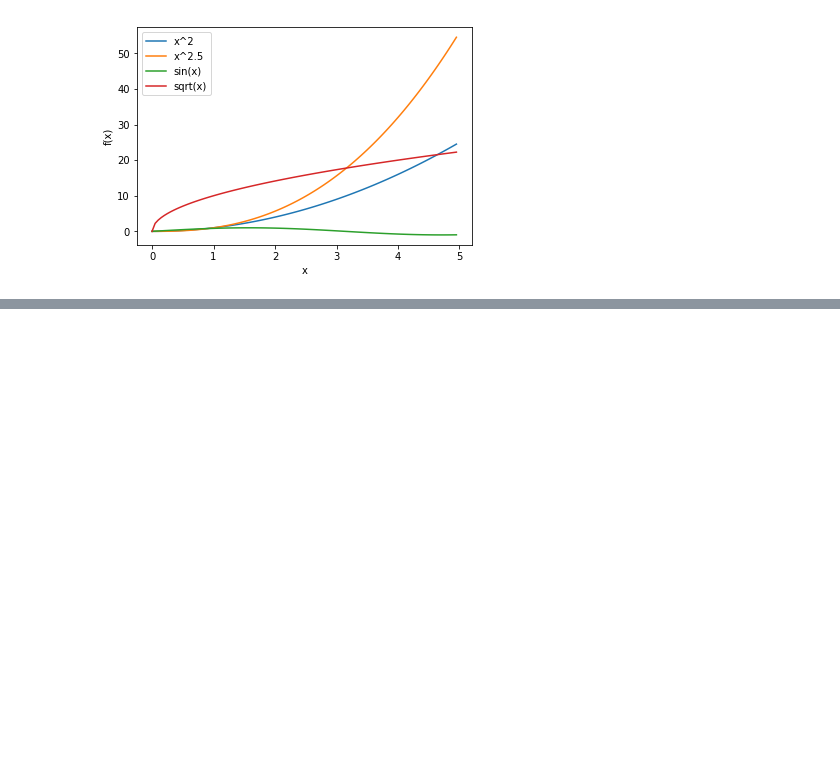
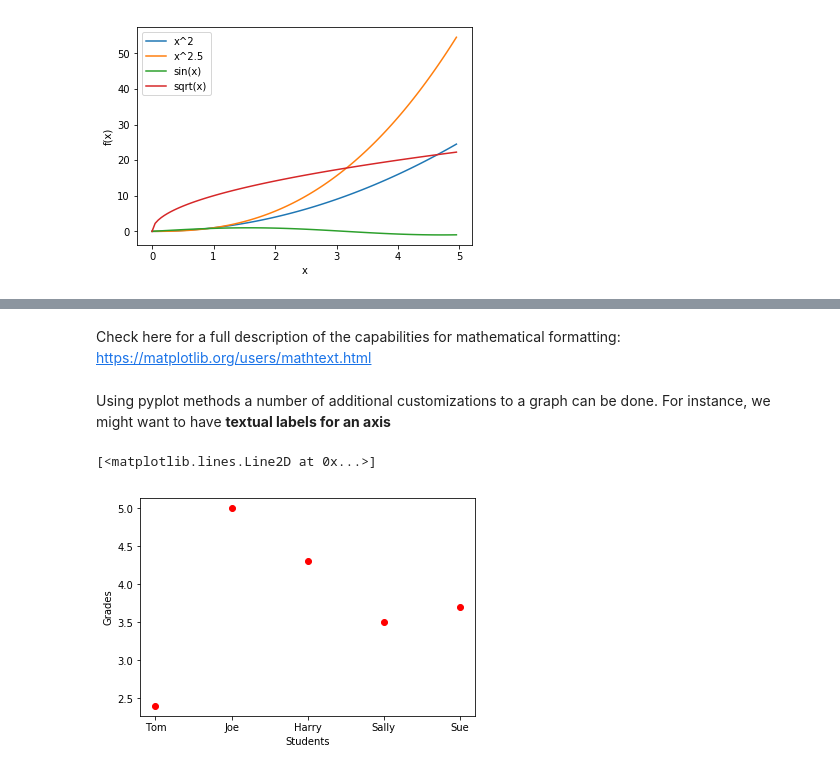
Before and after one commit to cs-cmuq/110-www, a Jupyter notebook: lectures/L22.ipynb, the cells around one changed output, grey strips where cells are left out. Saved outputs shown, nothing was run; the diff lists cells and outputs as text; code cells hidden in the pictures; blank space fills up the shorter version.

```diff
--- a/lectures/L22.ipynb
+++ b/lectures/L22.ipynb
@@ -425,0 +445,15 @@ plt.legend(handles=[xx, xxx, sinx, sqrtx])
+# %% [markdown]
+Check here for a full description of the capabilities for mathematical formatting:
+https://matplotlib.org/users/mathtext.html
+# %% [markdown]
+Using pyplot methods a number of additional customizations to a graph can be done. For instance, we might want to have **textual labels for an axis**
+# %%
+plt.figure()
+my_data = [2.4, 5.0, 4.3, 3.5, 3.7]
+plt.xlabel('Students')
+plt.ylabel('Grades')
+plt.xticks(np.arange(5), ('Tom', 'Joe', 'Harry', 'Sally', 'Sue'))
+plt.plot(my_data, 'ro')
+# %% [output]
+[<matplotlib.lines.Line2D at 0x...>]
+[figure, added]
```
Also changed, not shown: parts of 4 cells of this notebook.
